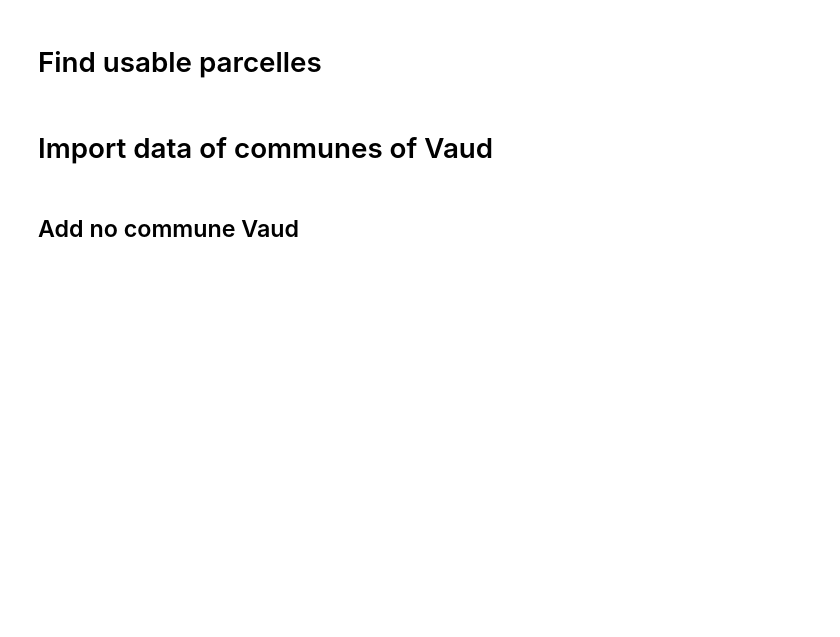
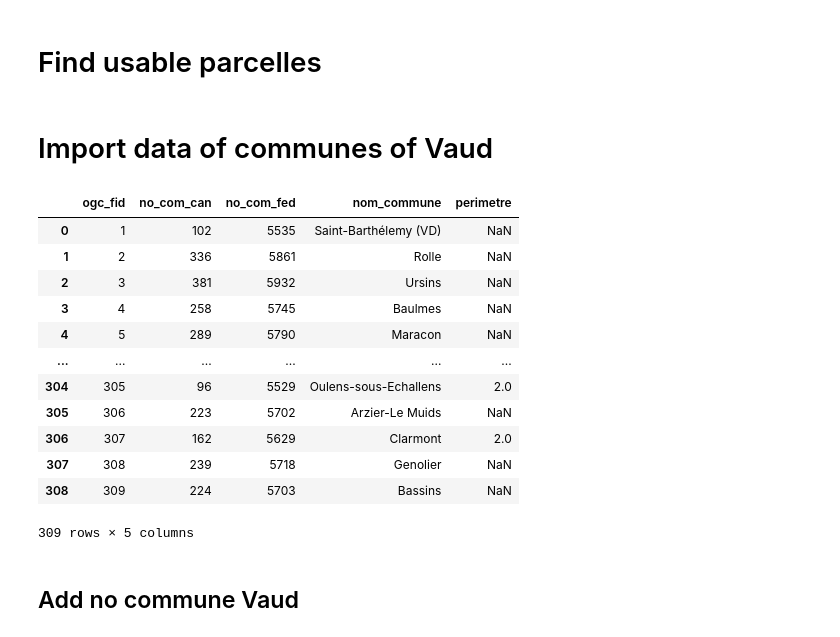
Before and after one commit to gowitz/goulet, a Jupyter notebook: notebook/goulet2.ipynb, the cells around one changed output. Saved outputs shown, nothing was run; the diff lists cells and outputs as text; code cells hidden in the pictures; blank space fills up the shorter version.

```diff
--- a/notebook/goulet2.ipynb
+++ b/notebook/goulet2.ipynb
@@ -64,6 +64,22 @@ communes_vd_data = pd.read_csv(file_communes_vd)
 communes_vd_data = communes_vd_data.drop(['GEOMETRY'], axis=1)
 communes_vd_data = communes_vd_data[['ogc_fid', 'no_com_can', 'no_com_fed', 'nom_min', 'perimetre']]
 communes_vd_data = communes_vd_data.rename(columns={"nom_min": "nom_commune"})
+# %%
+communes_vd_data
+# %% [output]
+|  | ogc_fid | no_com_can | no_com_fed | nom_commune | perimetre |
+| 0 | 1 | 102 | 5535 | Saint-Barthélemy (VD) | NaN |
+| 1 | 2 | 336 | 5861 | Rolle | NaN |
+| 2 | 3 | 381 | 5932 | Ursins | NaN |
+| 3 | 4 | 258 | 5745 | Baulmes | NaN |
+| 4 | 5 | 289 | 5790 | Maracon | NaN |
+| ... | ... | ... | ... | ... | ... |
+| 304 | 305 | 96 | 5529 | Oulens-sous-Echallens | 2.0 |
+| 305 | 306 | 223 | 5702 | Arzier-Le Muids | NaN |
+| 306 | 307 | 162 | 5629 | Clarmont | 2.0 |
+| 307 | 308 | 239 | 5718 | Genolier | NaN |
+| 308 | 309 | 224 | 5703 | Bassins | NaN |
+309 rows × 5 columns
 # %% [markdown]
 ## Add no commune Vaud ##
 # %%
```
Also changed, not shown: 1 other file.
